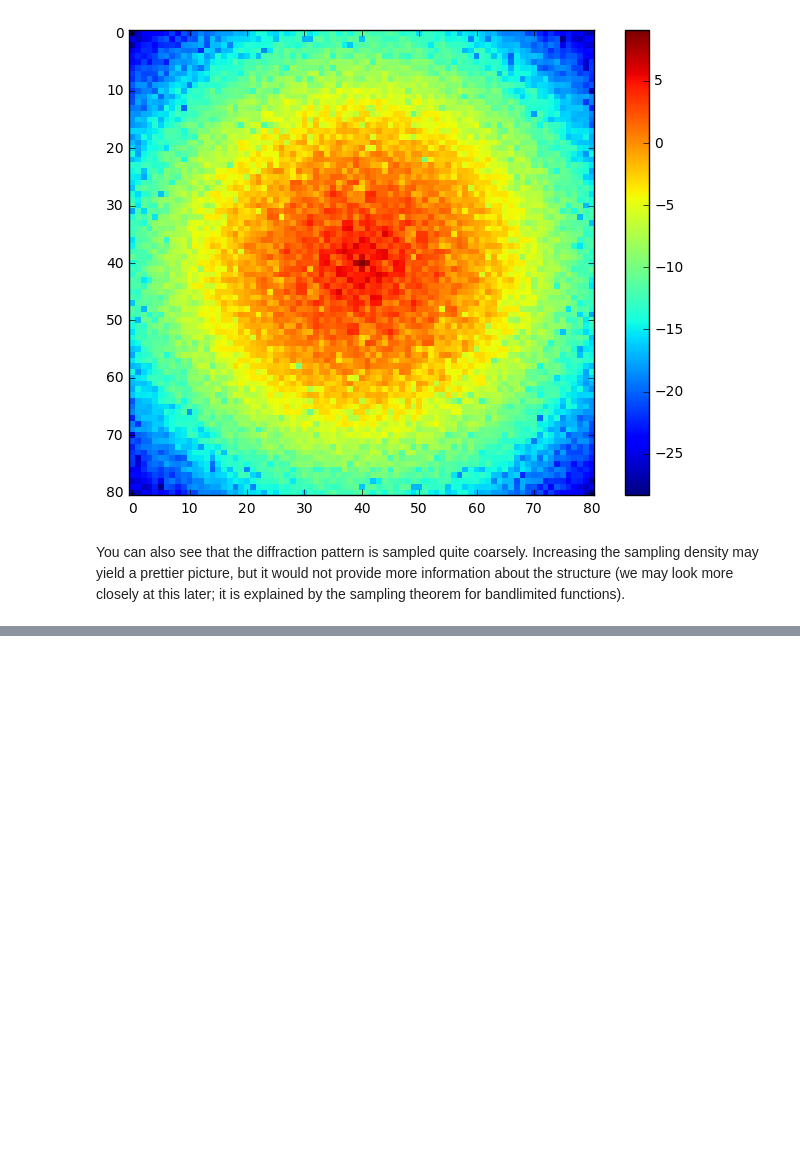
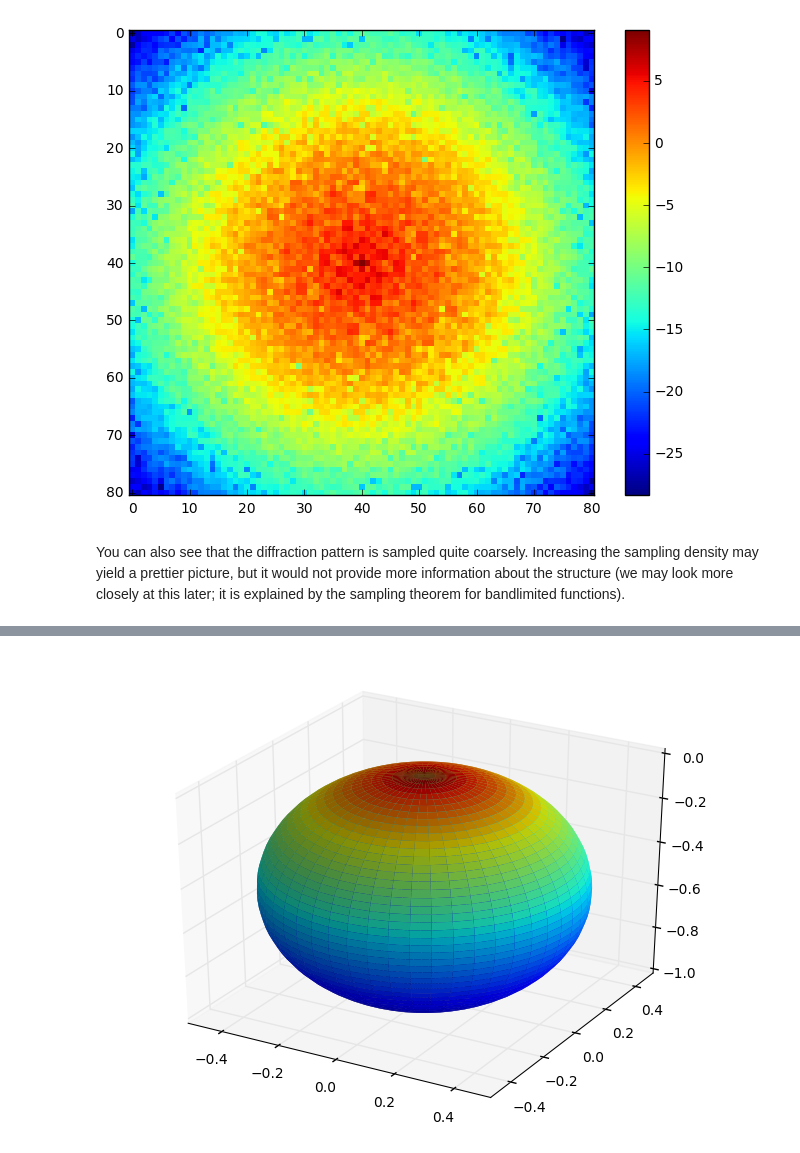
Before and after one commit to wang-zy/Tutorial-in-Diffraction-Imaging-Python, a Jupyter notebook: Tutorial in Diffraction Imaging.ipynb, the cells around one changed output, grey strips where cells are left out. Saved outputs shown, nothing was run; the diff lists cells and outputs as text; code cells hidden in the pictures; blank space fills up the shorter version.

```diff
--- a/Tutorial in Diffraction Imaging.ipynb
+++ b/Tutorial in Diffraction Imaging.ipynb
@@ -158,0 +222,4 @@ You can also see that the diffraction pattern is sampled quite coarsely. Increas
+# %%
+ewaldsurf(2, plot=True)
+# %% [output]
+[figure, added]
```
Also changed, not shown: parts of 35 cells of this notebook, 3 other files.
